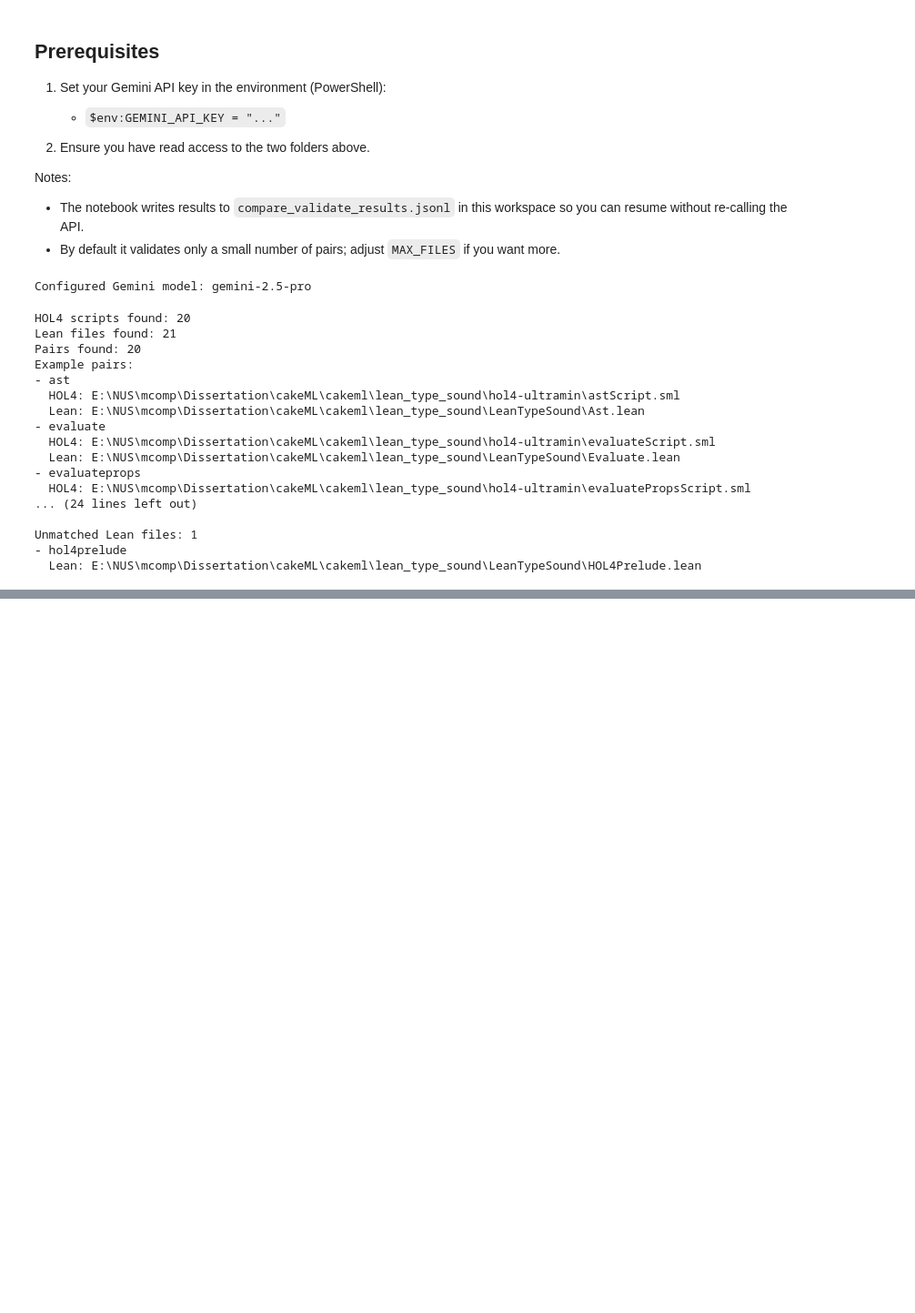
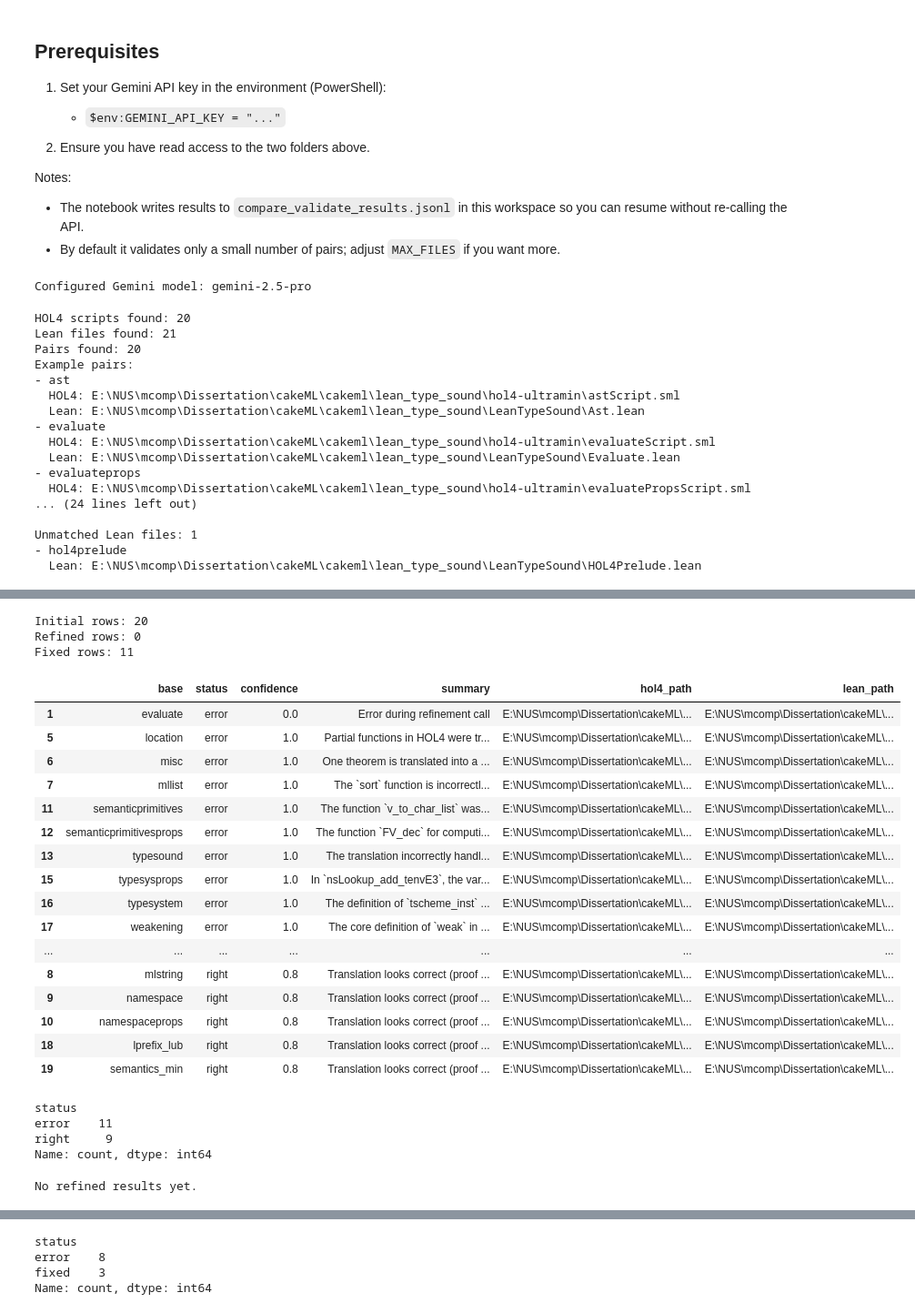
Before and after one commit to Lee-Juntong/CakeML_data_extraction, a Jupyter notebook: compare_validate.ipynb, the cells around one changed output, grey strips where cells are left out. Shown at 91% size. Saved outputs shown, nothing was run; the diff lists cells and outputs as text; code cells hidden in the pictures; blank space fills up the shorter version.

```diff
--- a/compare_validate.ipynb
+++ b/compare_validate.ipynb
@@ -374,17 +730,69 @@ KeyboardInterrupt:
 # %%
-# Summarize results
+# Summarize initial, refined, and fixed outputs
 try:
     import pandas as pd
 except ModuleNotFoundError:
     import sys, subprocess
     subprocess.check_call([sys.executable, '-m', 'pip', 'install', 'pandas'])
     import pandas as pd
 
-rows = list(load_existing_results(RESULTS_JSONL).values())
-df = pd.DataFrame(rows)
-if len(df) == 0:
-    print('No results yet.')
+REFINED_RESULTS_JSONL = Path('compare_validate_refined_results.jsonl')
+FIXED_RESULTS_JSONL = Path('compare_validate_fixed_results.jsonl')
+
+initial_rows = list(load_existing_results(RESULTS_JSONL).values())
+refined_rows = list(load_existing_results(REFINED_RESULTS_JSONL).values())
+fixed_rows = list(load_existing_results(FIXED_RESULTS_JSONL).values())
+
+print('Initial rows:', len(initial_rows))
+print('Refined rows:', len(refined_rows))
+print('Fixed rows:', len(fixed_rows))
+
+if len(initial_rows) == 0:
+    print('No initial results yet.')
 else:
-    cols = [c for c in ['base', 'verdict', 'confidence', 'summary', 'hol4_path', 'lean_path'] if c in df.columns]
-    display(df[cols].sort_values(['verdict', 'confidence'], ascending=[True, True]).head(50))
-    display(df['verdict'].value_counts(dropna=False))
+    df0 = pd.DataFrame(initial_rows)
+    cols0 = [c for c in ['base', 'status', 'confidence', 'summary', 'hol4_path', 'lean_path'] if c in df0.columns]
+    display(df0[cols0].sort_values(['status', 'confidence'], ascending=[True, True]).head(50))
+    display(df0['status'].value_counts(dropna=False))
+
+if len(refined_rows) == 0:
+    print('No refined results yet.')
+else:
+    df1 = pd.DataFrame(refined_rows)
+    cols1 = [c for c in ['base', 'status', 'confidence', 'summary', 'hol4_path', 'lean_path'] if c in df1.columns]
+    display(df1[cols1].sort_values(['status', 'confidence'], ascending=[True, True]).head(50))
+    display(df1['status'].value_counts(dropna=False))
+
+if len(fixed_rows) == 0:
+    print('No fixed outputs yet.')
+else:
+    df2 = pd.DataFrame(fixed_rows)
+    cols2 = [c for c in ['base', 'status', 'summary', 'output_path', 'hol4_path', 'lean_path'] if c in df2.columns]
+    display(df2[cols2].sort_values(['status', 'base'], ascending=[True, True]).head(50))
+    display(df2['status'].value_counts(dropna=False))
+# %% [output]
+Initial rows: 20
+Refined rows: 0
+Fixed rows: 11
+|  | base | status | confidence | summary | hol4_path | lean_path |
+| 1 | evaluate | error | 0.0 | Error during refinement call | E:\NUS\mcomp\Dissertation\cakeML\... | E:\NUS\mcomp\Dissertation\cakeML\... |
+| 5 | location | error | 1.0 | Partial functions in HOL4 were tr... | E:\NUS\mcomp\Dissertation\cakeML\... | E:\NUS\mcomp\Dissertation\cakeML\... |
+| 6 | misc | error | 1.0 | One theorem is translated into a ... | E:\NUS\mcomp\Dissertation\cakeML\... | E:\NUS\mcomp\Dissertation\cakeML\... |
+| 7 | mllist | error | 1.0 | The `sort` function is incorrectl... | E:\NUS\mcomp\Dissertation\cakeML\... | E:\NUS\mcomp\Dissertation\cakeML\... |
+| 11 | semanticprimitives | error | 1.0 | The function `v_to_char_list` was... | E:\NUS\mcomp\Dissertation\cakeML\... | E:\NUS\mcomp\Dissertation\cakeML\... |
+| 12 | semanticprimitivesprops | error | 1.0 | The function `FV_dec` for computi... | E:\NUS\mcomp\Dissertation\cakeML\... | E:\NUS\mcomp\Dissertation\cakeML\... |
+| 13 | typesound | error | 1.0 | The translation incorrectly handl... | E:\NUS\mcomp\Dissertation\cakeML\... | E:\NUS\mcomp\Dissertation\cakeML\... |
+| 15 | typesysprops | error | 1.0 | In `nsLookup_add_tenvE3`, the var... | E:\NUS\mcomp\Dissertation\cakeML\... | E:\NUS\mcomp\Dissertation\cakeML\... |
+| 16 | typesystem | error | 1.0 | The definition of `tscheme_inst` ... | E:\NUS\mcomp\Dissertation\cakeML\... | E:\NUS\mcomp\Dissertation\cakeML\... |
+| 17 | weakening | error | 1.0 | The core definition of `weak` in ... | E:\NUS\mcomp\Dissertation\cakeML\... | E:\NUS\mcomp\Dissertation\cakeML\... |
+| ... | ... | ... | ... | ... | ... | ... |
+| 8 | mlstring | right | 0.8 | Translation looks correct (proof ... | E:\NUS\mcomp\Dissertation\cakeML\... | E:\NUS\mcomp\Dissertation\cakeML\... |
+| 9 | namespace | right | 0.8 | Translation looks correct (proof ... | E:\NUS\mcomp\Dissertation\cakeML\... | E:\NUS\mcomp\Dissertation\cakeML\... |
+| 10 | namespaceprops | right | 0.8 | Translation looks correct (proof ... | E:\NUS\mcomp\Dissertation\cakeML\... | E:\NUS\mcomp\Dissertation\cakeML\... |
+| 18 | lprefix_lub | right | 0.8 | Translation looks correct (proof ... | E:\NUS\mcomp\Dissertation\cakeML\... | E:\NUS\mcomp\Dissertation\cakeML\... |
+| 19 | semantics_min | right | 0.8 | Translation looks correct (proof ... | E:\NUS\mcomp\Dissertation\cakeML\... | E:\NUS\mcomp\Dissertation\cakeML\... |
+status
+error    11
+right     9
+Name: count, dtype: int64
+No refined results yet.
@@ -390,0 +811,4 @@ else:
+status
+error    8
+fixed    3
+Name: count, dtype: int64
```
Also changed, not shown: parts of 10 cells of this notebook, 1 other file.
